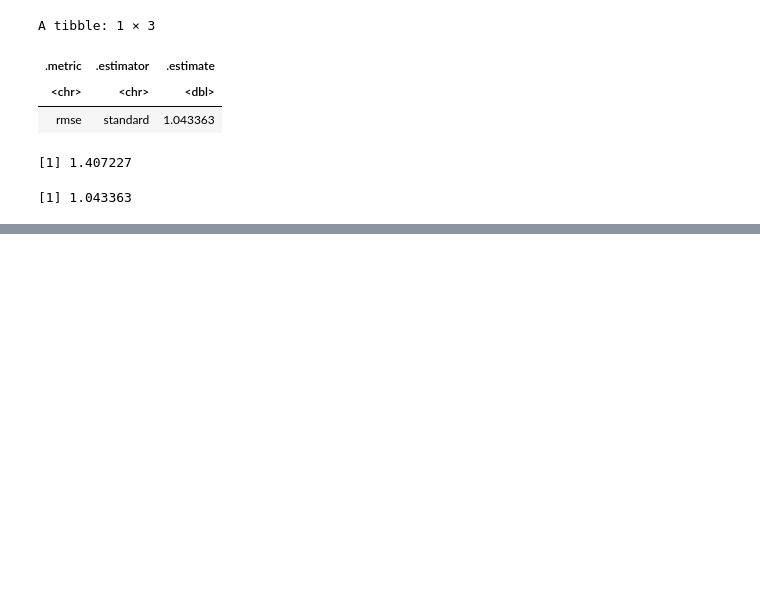
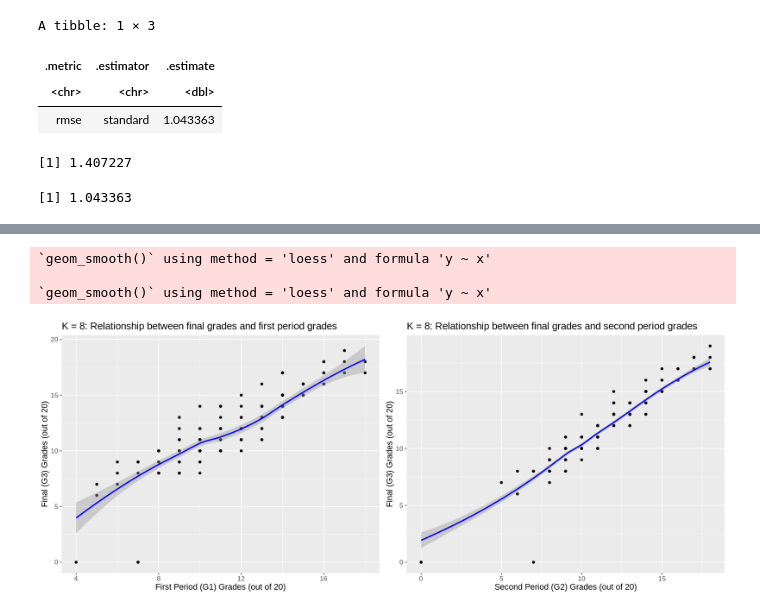
Before and after one commit to enignans/Group-3-Student-Performance-Data-Set, a Jupyter notebook: student-performance-dataset.ipynb, the cells around one changed output, grey strips where cells are left out. Drawn from its saved outputs; the diff is of its cells as text; code cells hidden in the pictures; blank space fills up the shorter version.

```diff
--- a/student-performance-dataset.ipynb
+++ b/student-performance-dataset.ipynb
@@ -303,0 +307,31 @@ analysis_plot
+# %%
+options(repr.plot.width = 15, rer.plot.height = 7)
+student_plot_g1 <- student_testing %>%
+ggplot(aes(x = G1, y = G3)) +
+geom_point() +
+geom_smooth(data = student_preds,
+         mapping = aes(x = G1, y = .pred),
+         color = "blue") +
+ggtitle(paste0("K = ", k_min, ": Relationship between final grades and first period grades")) +
+labs(x = "First Period (G1) Grades (out of 20)", y = "Final (G3) Grades (out of 20)") +
+theme(text = element_text(size = 13))
+
+student_plot_g2 <- student_testing %>%
+ggplot(aes(x = G2, y = G3)) +
+geom_point() +
+geom_smooth(data = student_preds,
+         mapping = aes(x = G2, y = .pred),
+         color = "blue") +
+ggtitle(paste0("K = ", k_min, ": Relationship between final grades and second period grades")) +
+labs(x = "Second Period (G2) Grades (out of 20)", y = "Final (G3) Grades (out of 20)") +
+theme(text = element_text(size = 13))
+
+model_visualization <- plot_grid(student_plot_g1,
+                                student_plot_g2,
+                                ncol = 2)
+model_visualization
+# %% [output]
+`geom_smooth()` using method = 'loess' and formula 'y ~ x'
+
+`geom_smooth()` using method = 'loess' and formula 'y ~ x'
+[figure, added]
```
Also changed, not shown: parts of 1 cell of this notebook.
